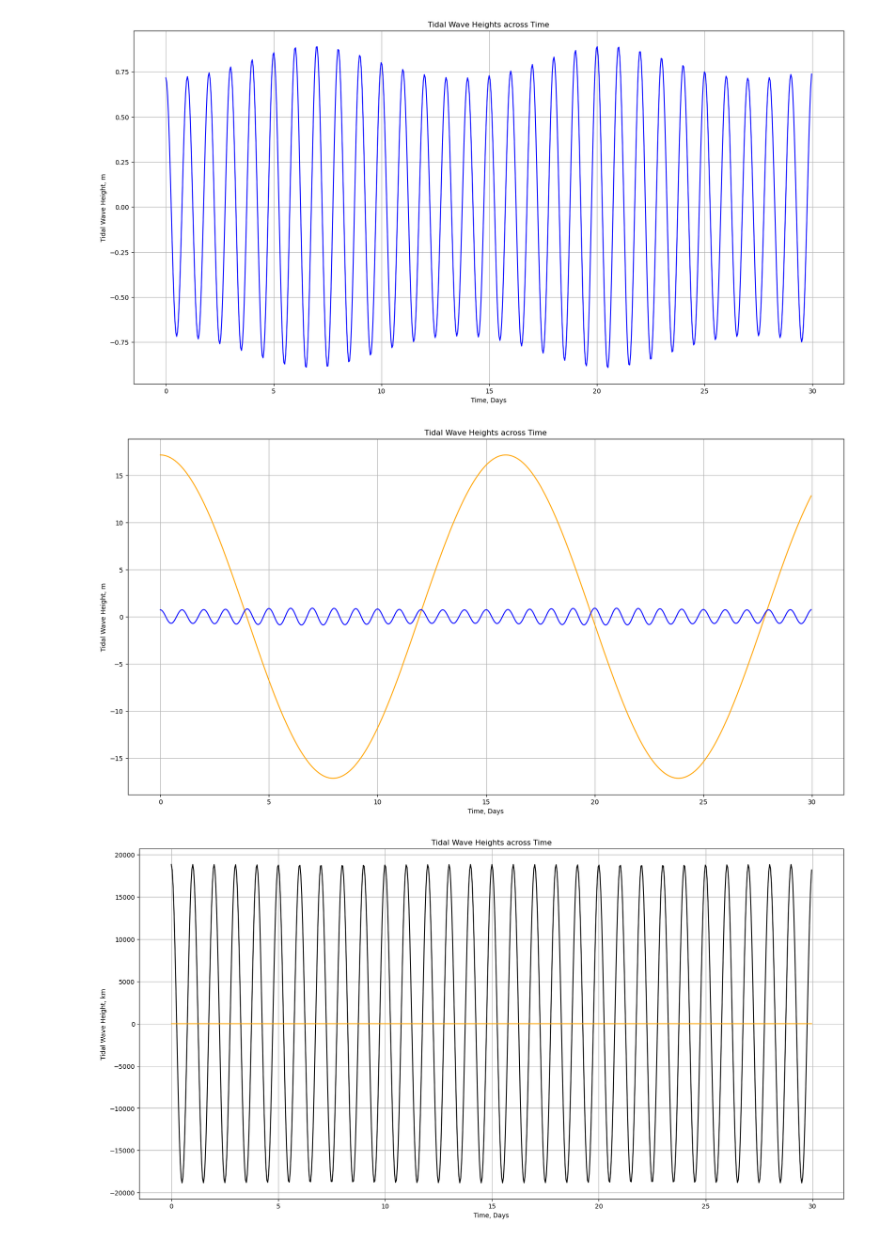
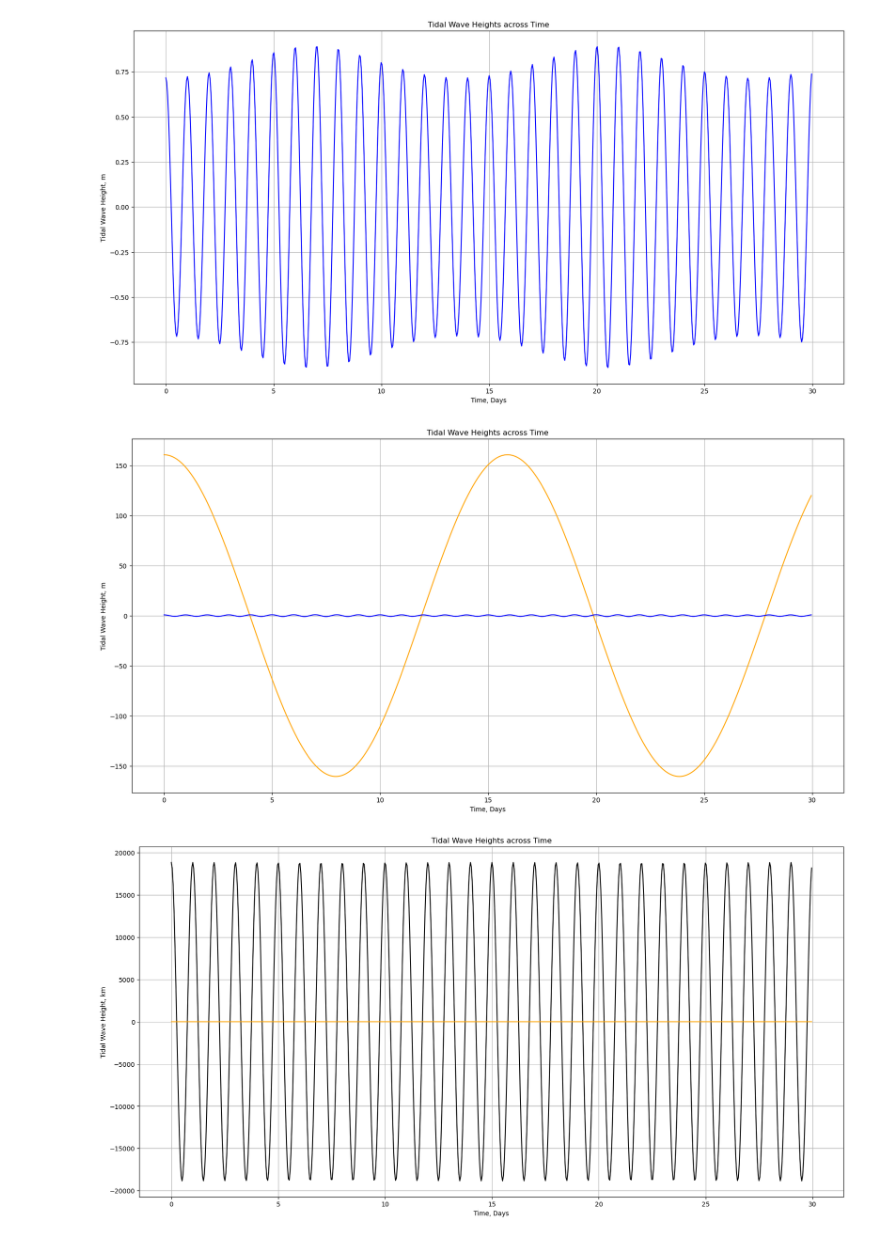
Before and after one commit to kombuchamushrooom/Astro98Project, a Jupyter notebook: final_project/final_project.ipynb, the cells around one changed output. Drawn from its saved outputs; the diff is of its cells as text; code cells hidden in the pictures.

Commit message:
Brushing up, graph isn't accurate enough, must fix!

```diff
--- a/final_project/final_project.ipynb
+++ b/final_project/final_project.ipynb
@@ -94,7 +81,7 @@ titan_mass = 1.35*(10**23) # kg
 titan_rotation = earth_rotation*15.9 # hours
 titan_radius = 2575 # km
 titan_angle = (0)*pi/180
-titan_g = (G*planet2_mass)/((planet2_radius*1000)**2) # m/s^2
+titan_g = (G*titan_mass)/((titan_radius*1000)**2) # m/s^2
 
 Saturn_mass = (5.683)*(10**26) # kg
 titan_Saturn_distance = 1200000 # km
@@ -102,20 +89,20 @@ titan_orbit = titan_rotation #(((4*(pi**2)*(((planet2_star_distance)*1000)**2))/
 
 alloted_time = titan_orbit
 # %%
-titan_wave = ((3*G*Saturn_mass*((titan_radius*1000)**2))/(2*titan_g*((titan_Saturn_distance*1000)**3)))*np.cos((2*(pi)*t)/(titan_rotation))*np.cos(planet_angle)
+titan_wave = ((3*G*Saturn_mass*((titan_radius*1000)**2))/(2*titan_g*((titan_Saturn_distance*1000)**3)))*np.cos((2*(pi)*t)/(titan_rotation))*np.cos(angle)
 
 plt.figure(figsize=(20,10))
 plt.plot(t/earth_rotation, titan_wave, color="orange")
 plt.plot(t/earth_rotation, tidal_wave_height, color="blue")
 plt.xlabel("Time, Days")
 plt.ylabel("Tidal Wave Height, m")
 plt.title("Tidal Wave Heights across Time")
 plt.grid()
 plt.show()
 
 #Graph should be a flat line since Titan is actually tidally locked with Saturn. Fix the dimension issue
 # %% [output]
-[figure, old version]
+[figure, new version]
 # %%
 #Gargantua-Miller's Planet System
 
```
Also changed, not shown: parts of 4 cells of this notebook.
